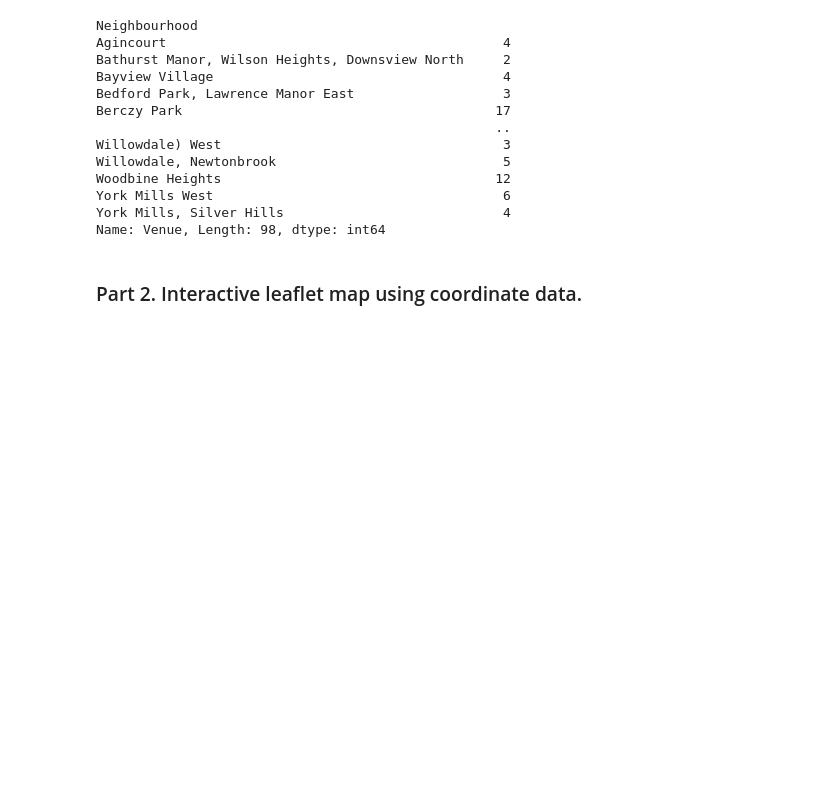
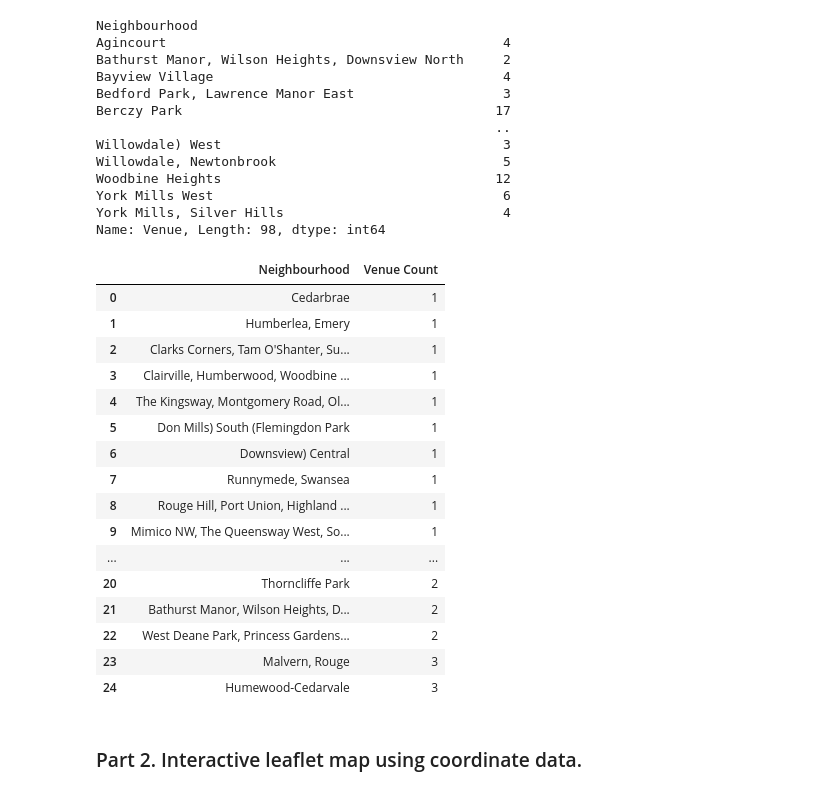
Before and after one commit to lazelee/Capstone-Project, a Jupyter notebook: ExploringCompetitorsPest.ipynb, the cells around one changed output. Saved outputs shown, nothing was run; the diff lists cells and outputs as text; code cells hidden in the pictures; blank space fills up the shorter version.

```diff
--- a/ExploringCompetitorsPest.ipynb
+++ b/ExploringCompetitorsPest.ipynb
@@ -152,7 +152,8 @@ toronto_venues['Venue'].nunique()
 137
 # %%
 # Oberserving the number of competitors in each neighbourhood
-toronto_venues.groupby('Neighbourhood')['Venue'].count()
+venue_counts = toronto_venues.groupby('Neighbourhood')['Venue'].count()
+venue_counts
 # %% [output]
 Neighbourhood
 Agincourt                                           4
@@ -167,5 +168,28 @@ Woodbine Heights                                   12
 York Mills West                                     6
 York Mills, Silver Hills                            4
 Name: Venue, Length: 98, dtype: int64
+# %%
+# lowest competition neighbourhoods
+lowest_comp = venue_counts.sort_values().head(25).reset_index()
+lowest_comp.columns = ['Neighbourhood', 'Venue Count']
+display(lowest_comp)
+# %% [output]
+|  | Neighbourhood | Venue Count |
+| 0 | Cedarbrae | 1 |
+| 1 | Humberlea, Emery | 1 |
+| 2 | Clarks Corners, Tam O'Shanter, Su... | 1 |
+| 3 | Clairville, Humberwood, Woodbine ... | 1 |
+| 4 | The Kingsway, Montgomery Road, Ol... | 1 |
+| 5 | Don Mills) South (Flemingdon Park | 1 |
+| 6 | Downsview) Central | 1 |
+| 7 | Runnymede, Swansea | 1 |
+| 8 | Rouge Hill, Port Union, Highland ... | 1 |
+| 9 | Mimico NW, The Queensway West, So... | 1 |
+| ... | ... | ... |
+| 20 | Thorncliffe Park | 2 |
+| 21 | Bathurst Manor, Wilson Heights, D... | 2 |
+| 22 | West Deane Park, Princess Gardens... | 2 |
+| 23 | Malvern, Rouge | 3 |
+| 24 | Humewood-Cedarvale | 3 |
 # %% [markdown]
 ### Part 2. Interactive leaflet map using coordinate data.
```
Also changed, not shown: parts of 15 cells of this notebook.
